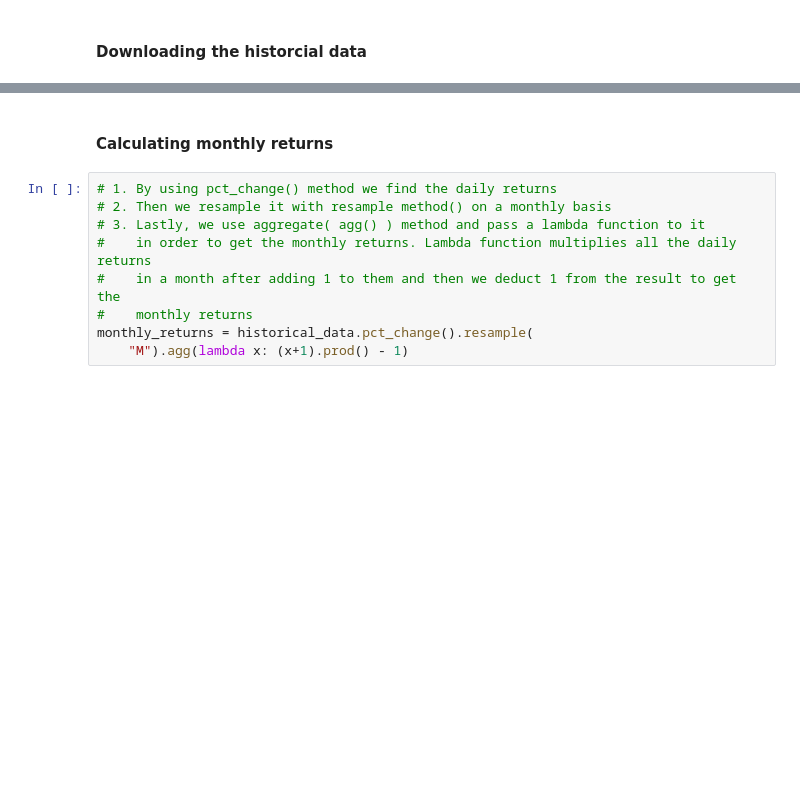
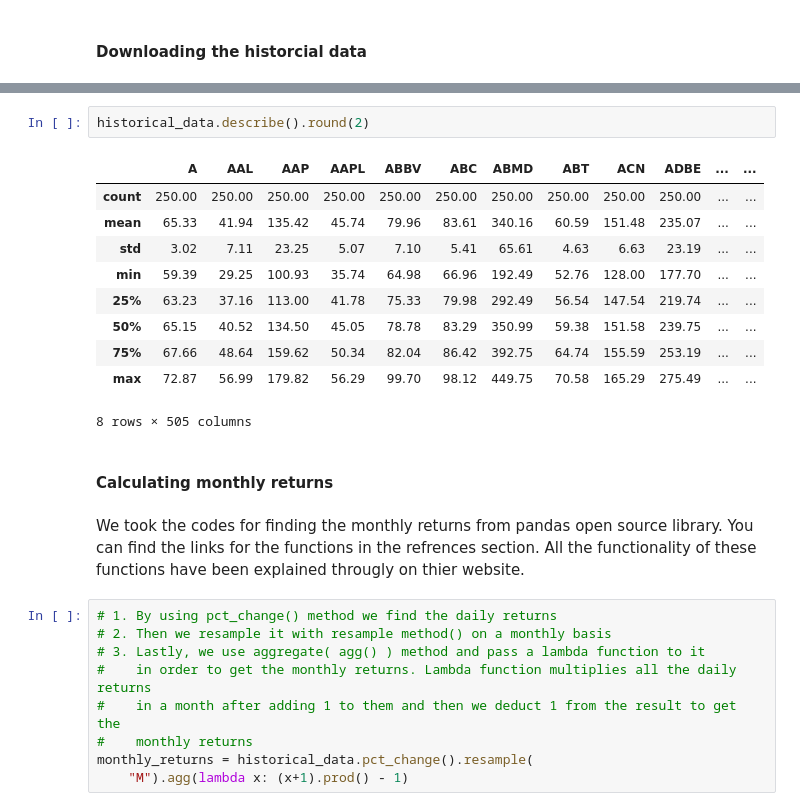
Before and after one commit to ilham-salahov/Python_projects, a Jupyter notebook: GoMomentum.ipynb, the cells around one changed output, grey strips where cells are left out. Cells and saved outputs as stored; diff of their text form; blank space fills up the shorter version.

```diff
--- a/GoMomentum.ipynb
+++ b/GoMomentum.ipynb
@@ -84,5 +128,20 @@ historical_data = data_downloader(ticker_maker(tickers_link), start, end)
+# %%
+historical_data.describe().round(2)
+# %% [output]
+|  | A | AAL | AAP | AAPL | ABBV | ABC | ABMD | ABT | ACN | ADBE | ... | ... |
+| count | 250.00 | 250.00 | 250.00 | 250.00 | 250.00 | 250.00 | 250.00 | 250.00 | 250.00 | 250.00 | ... | ... |
+| mean | 65.33 | 41.94 | 135.42 | 45.74 | 79.96 | 83.61 | 340.16 | 60.59 | 151.48 | 235.07 | ... | ... |
+| std | 3.02 | 7.11 | 23.25 | 5.07 | 7.10 | 5.41 | 65.61 | 4.63 | 6.63 | 23.19 | ... | ... |
+| min | 59.39 | 29.25 | 100.93 | 35.74 | 64.98 | 66.96 | 192.49 | 52.76 | 128.00 | 177.70 | ... | ... |
+| 25% | 63.23 | 37.16 | 113.00 | 41.78 | 75.33 | 79.98 | 292.49 | 56.54 | 147.54 | 219.74 | ... | ... |
+| 50% | 65.15 | 40.52 | 134.50 | 45.05 | 78.78 | 83.29 | 350.99 | 59.38 | 151.58 | 239.75 | ... | ... |
+| 75% | 67.66 | 48.64 | 159.62 | 50.34 | 82.04 | 86.42 | 392.75 | 64.74 | 155.59 | 253.19 | ... | ... |
+| max | 72.87 | 56.99 | 179.82 | 56.29 | 99.70 | 98.12 | 449.75 | 70.58 | 165.29 | 275.49 | ... | ... |
+8 rows × 505 columns
 # %% [markdown]
 #### Calculating monthly returns
+# %% [markdown]
+We took the codes for finding the monthly returns from pandas open source library. You can find the links for the functions in the refrences section. All the functionality of these functions have been explained througly on thier website.
 # %%
 # 1. By using pct_change() method we find the daily returns
 # 2. Then we resample it with resample method() on a monthly basis
```
Also changed, not shown: parts of 46 cells of this notebook.
